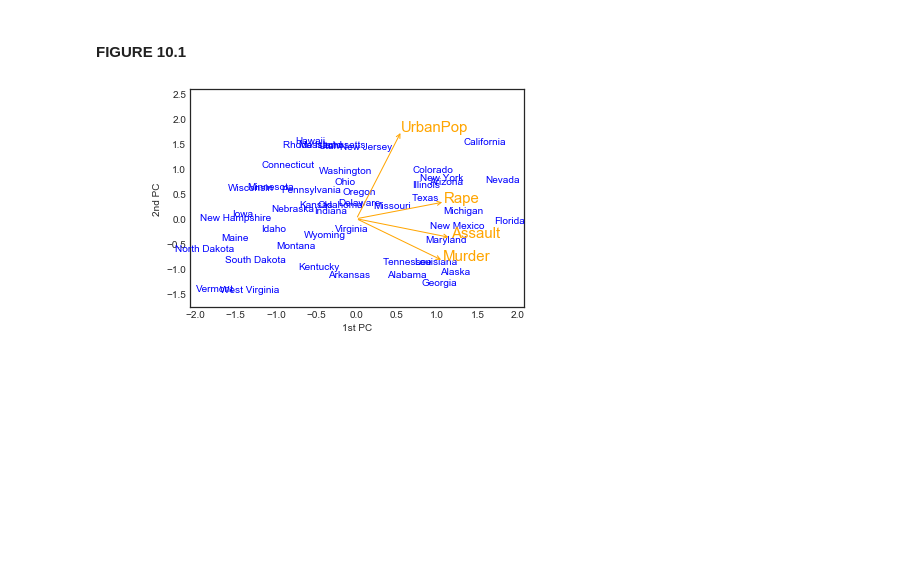
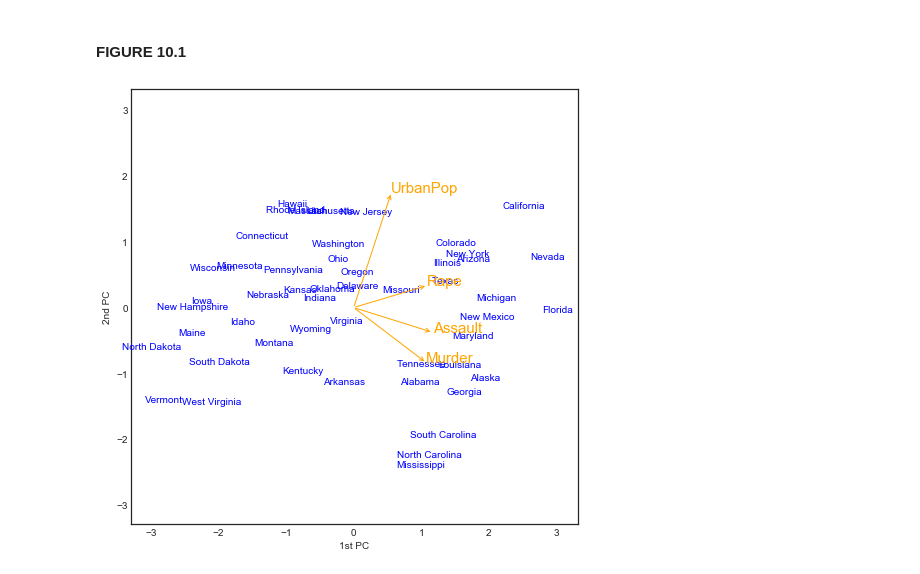
Before and after one commit to pedvide/ISLR_Python, a Jupyter notebook: Chapter10_Unsupervised_Learning.ipynb, the cells around one changed output. Drawn from its saved outputs; the diff is of its cells as text; code cells hidden in the pictures; blank space fills up the shorter version.

Commit message:
larger figure 10.1

```diff
--- a/Chapter10_Unsupervised_Learning.ipynb
+++ b/Chapter10_Unsupervised_Learning.ipynb
@@ -38,7 +38,7 @@ df_heart.head()
 # %%
 X = df_heart.values
 # %%
-pca = make_pipeline(StandardScaler(), PCA(n_components=2, whiten=True))
+pca = make_pipeline(StandardScaler(), PCA(n_components=2, whiten=False))
 pcaX = pca.fit_transform(X)
 pcaX = pcaX[:,:2]
 # %% [markdown]
@@ -46,19 +46,21 @@ pcaX = pcaX[:,:2]
 # %%
 # the second pca component is inverted so the plot matches the book
 # the original features as a function of the principal components have been scaled by 2 so they can be seen easier
 
-fig, ax = plt.subplots()
+fig, ax = plt.subplots(figsize=(8,8))
 
 ax.scatter(pcaX[:, 0], pcaX[:, 1], s=0)
 ax.set_xlabel('1st PC')
 ax.set_ylabel('2nd PC')
 
 for i, txt in enumerate(df_heart.index):
     ax.annotate(txt, (pcaX[i, 0], -pcaX[i, 1]), horizontalalignment='center', verticalalignment='center', color='b')
 
 components = pca.named_steps['pca'].components_
 for i, col in enumerate(df_heart.columns.tolist()):
     ax.annotate('', xy=(2*components[0, i], -2*components[1, i]), xytext=(0, 0), arrowprops=dict(arrowstyle="->", ec="orange"))
     ax.text(2*components[0, i], -2*components[1, i], col, size=15, color='orange')
+
+ax.set_ylim(ax.get_xlim());
 # %% [output]
-[figure, old version]
+[figure, new version]
```
